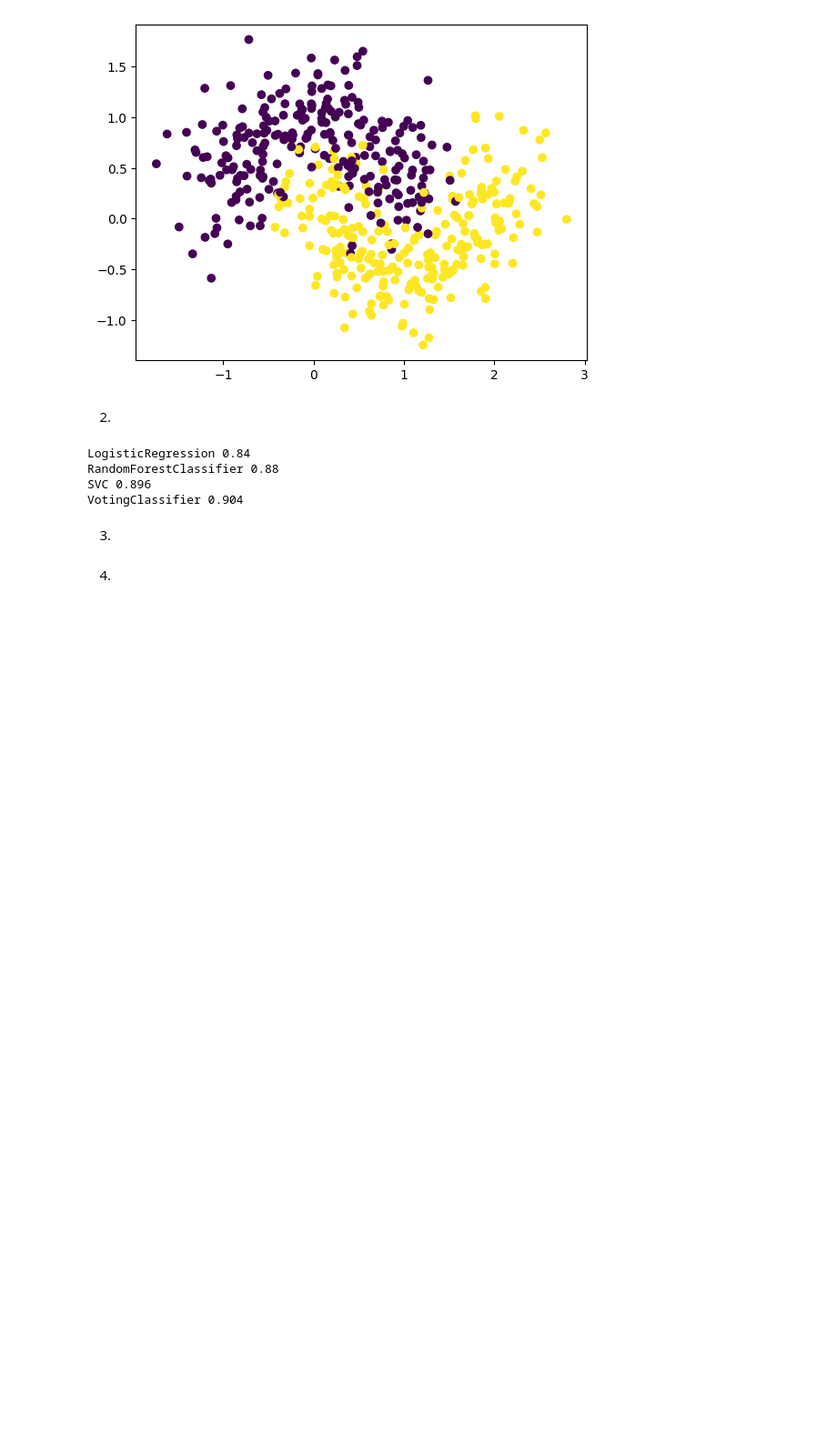
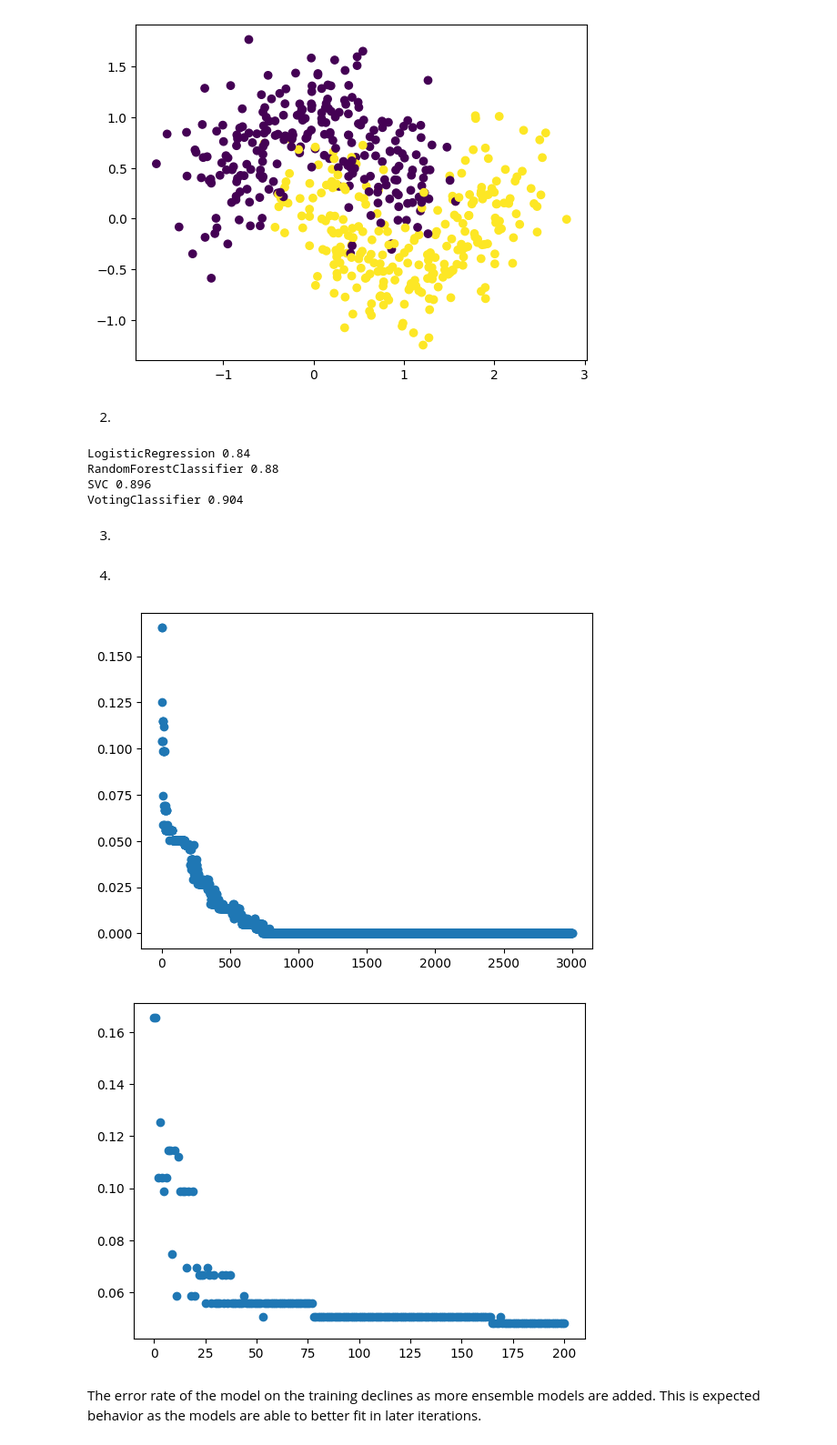
Before and after one commit to jacobnarvades/machinelearning, a Jupyter notebook: adaboost/make_moons.ipynb, the cells around one changed output. Shown at 91% size. Cells and saved outputs as stored; diff of their text form; code cells hidden in the pictures; blank space fills up the shorter version.

```diff
--- a/adaboost/make_moons.ipynb
+++ b/adaboost/make_moons.ipynb
@@ -87,6 +87,17 @@ for k, (estimator, alpha) in enumerate(zip(ada_clf.estimators_, ada_clf.estimato
     test_accuracies.append(test_accuracy)
 # %% [markdown]
 4.
+# %%
+plt.scatter([i for i in range(k+1)], [1-accuracy for accuracy in train_accuracies])
+plt.show()
+
+plt.scatter([i for i in range(201)], [1-accuracy for accuracy in train_accuracies[:201]])
+plt.show()
+# %% [output]
+[figure, added]
+[figure, added]
+# %% [markdown]
+The error rate of the model on the training declines as more ensemble models are added. This is expected behavior as the models are able to better fit in later iterations.
 # %%
 plt.scatter([i for i in range(k+1)], [1-accuracy for accuracy in test_accuracies])
 plt.show()
```
Also changed, not shown: parts of 7 cells of this notebook.
